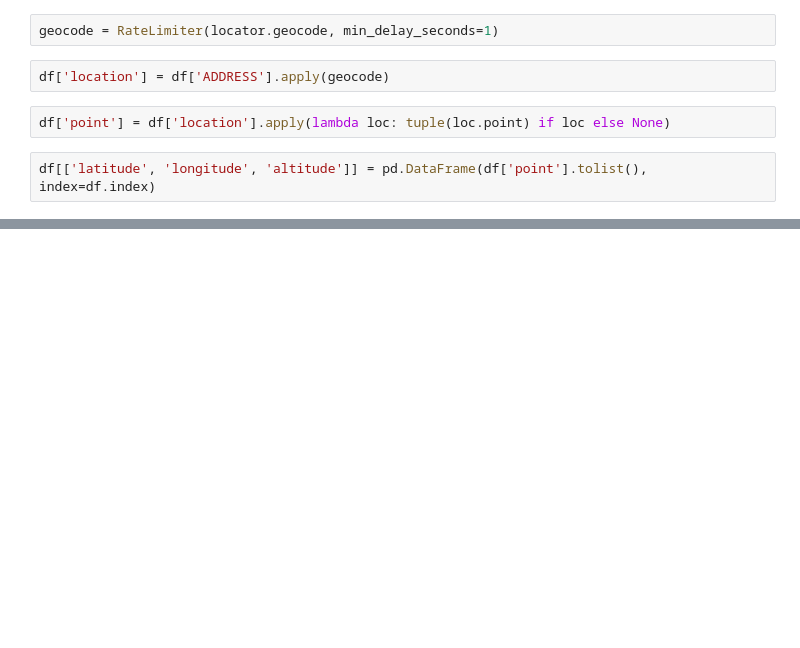
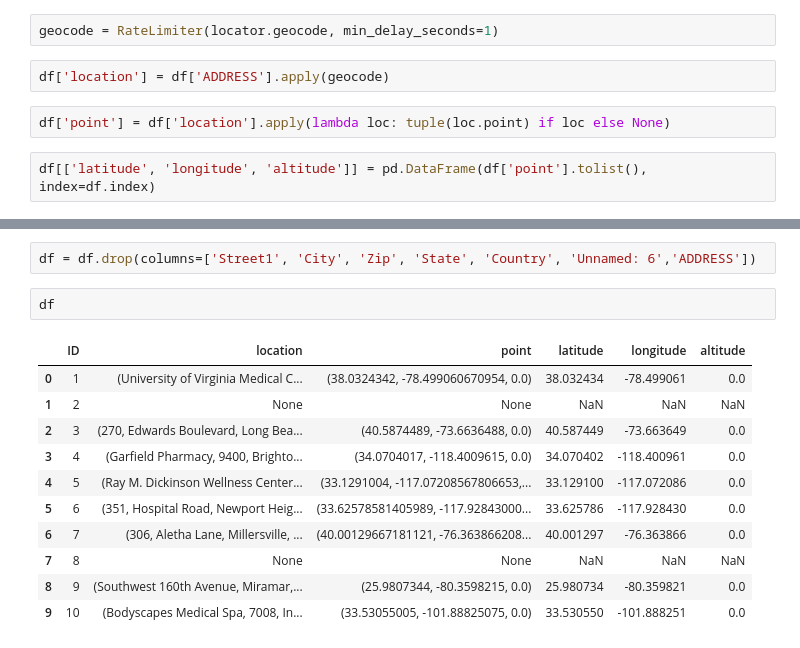
Before and after one commit to nancyruya/R-projects, a Jupyter notebook: Homebased_care/Geopy/Geopy.ipynb, the cells around one changed output, grey strips where cells are left out. Cells and saved outputs as stored; diff of their text form; blank space fills up the shorter version.

Commit message:
maped the 10 address with long and lat, geopy

```diff
--- a/Homebased_care/Geopy/Geopy.ipynb
+++ b/Homebased_care/Geopy/Geopy.ipynb
@@ -84,3 +84,19 @@ df
 | 7 | 44135 WOODRIDGE PKWY | LEESBURG | 20176 | VA | US | 8 | NaN | 44135 WOODRIDGE PKWY,LEESBURG,VA | None | None | ... |
 | 8 | 3601 SW 160TH AVE | MIRAMAR | 33027 | FL | US | 9 | NaN | 3601 SW 160TH AVE,MIRAMAR,FL | (Southwest 160th Avenue, Miramar,... | (25.9807344, -80.3598215, 0.0) | ... |
 | 9 | 7008 INDIANA AVE | LUBBOCK | 79413 | TX | US | 10 | NaN | 7008 INDIANA AVE,LUBBOCK,TX | (Bodyscapes Medical Spa, 7008, In... | (33.53055005, -101.88825075, 0.0) | ... |
+# %%
+df = df.drop(columns=['Street1', 'City', 'Zip', 'State', 'Country', 'Unnamed: 6','ADDRESS'])
+# %%
+df
+# %% [output]
+|  | ID | location | point | latitude | longitude | altitude |
+| 0 | 1 | (University of Virginia Medical C... | (38.0324342, -78.499060670954, 0.0) | 38.032434 | -78.499061 | 0.0 |
+| 1 | 2 | None | None | NaN | NaN | NaN |
+| 2 | 3 | (270, Edwards Boulevard, Long Bea... | (40.5874489, -73.6636488, 0.0) | 40.587449 | -73.663649 | 0.0 |
+| 3 | 4 | (Garfield Pharmacy, 9400, Brighto... | (34.0704017, -118.4009615, 0.0) | 34.070402 | -118.400961 | 0.0 |
+| 4 | 5 | (Ray M. Dickinson Wellness Center... | (33.1291004, -117.07208567806653,... | 33.129100 | -117.072086 | 0.0 |
+| 5 | 6 | (351, Hospital Road, Newport Heig... | (33.62578581405989, -117.92843000... | 33.625786 | -117.928430 | 0.0 |
+| 6 | 7 | (306, Aletha Lane, Millersville, ... | (40.00129667181121, -76.363866208... | 40.001297 | -76.363866 | 0.0 |
+| 7 | 8 | None | None | NaN | NaN | NaN |
+| 8 | 9 | (Southwest 160th Avenue, Miramar,... | (25.9807344, -80.3598215, 0.0) | 25.980734 | -80.359821 | 0.0 |
+| 9 | 10 | (Bodyscapes Medical Spa, 7008, In... | (33.53055005, -101.88825075, 0.0) | 33.530550 | -101.888251 | 0.0 |
```
Also changed, not shown: parts of 4 cells of this notebook.
